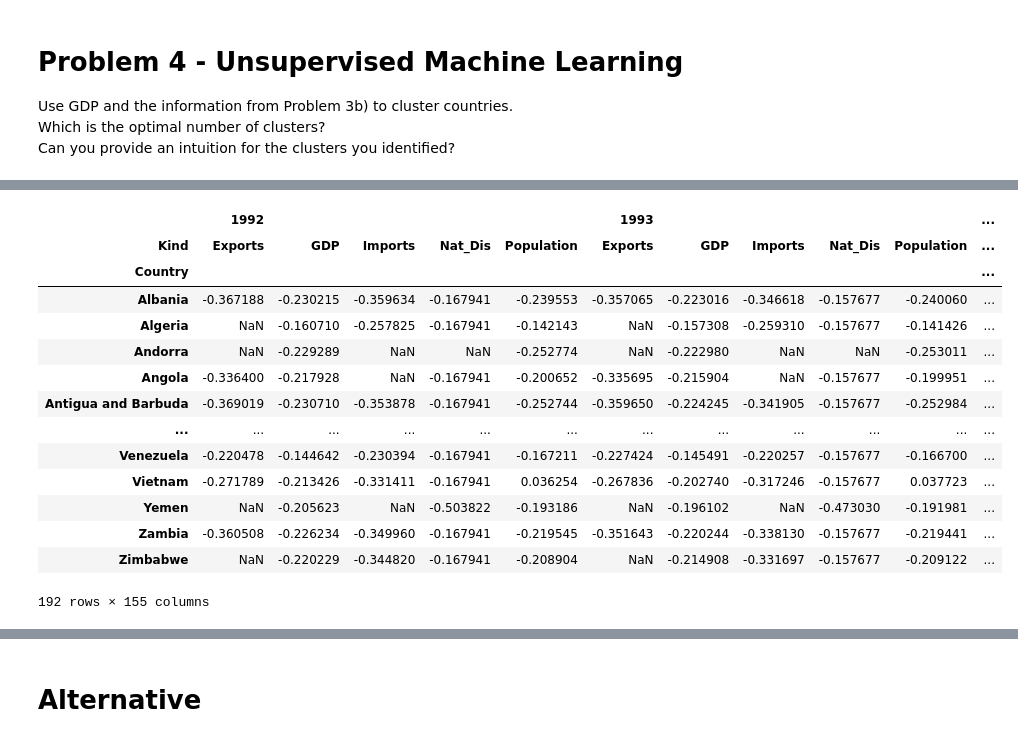
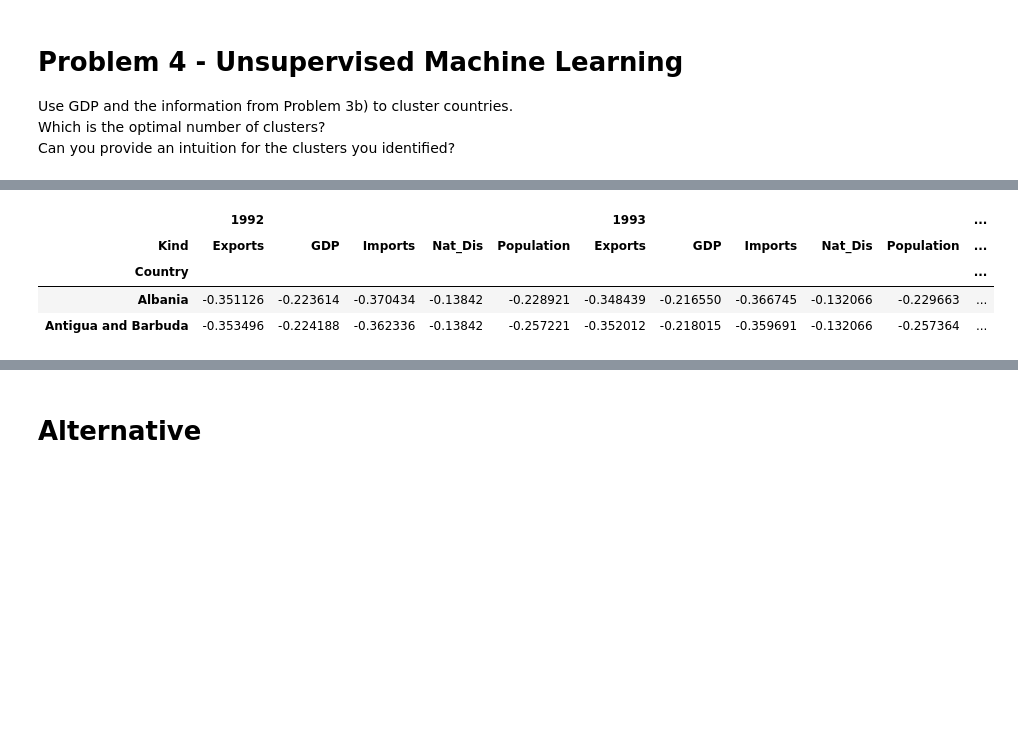
Before and after one commit to Monsieur-Bandana/data_science_clockmann, a Jupyter notebook: ClassProject2207.ipynb, the cells around one changed output, grey strips where cells are left out. Saved outputs shown, nothing was run; the diff lists cells and outputs as text; code cells hidden in the pictures; blank space fills up the shorter version.

```diff
--- a/ClassProject2207.ipynb
+++ b/ClassProject2207.ipynb
@@ -352,6 +358,13 @@ nat_dis_piv.head(3)
 | Africa | 7000000.0 | 2346507.0 | 1200000.0 | 1811994.0 | 4942000.0 | 1477100.0 | 236700.0 | 36019545.0 | 231290.0 | 13054558.0 | ... | ... |
 | Albania | 0.0 | 0.0 | 0.0 | 0.0 | 0.0 | 0.0 | 0.0 | 0.0 | 0.0 | 0.0 | ... | ... |
 3 rows × 31 columns
+# %%
+#Clean DataFrames
+blacklist_nat_dis = ["Africa", "American Samoa", "East Germany", "Netherlands Antilles", "North Yemen", "Serbia and Montenegro", "South Yemen", "Somalia", "South Sudan", "United States Virgin Islands", "West Germany"]
+blacklist_pop = ["American Samoa", "Somalia", "South Sudan"]
+
+nat_dis_piv = nat_dis_piv.drop(blacklist_nat_dis)
+population = population.drop(blacklist_pop)
 # %%
 # MATCH THE COUNTRY NAMES
 # 1. Clean all new dataframes of the blacklist
@@ -447,9 +452,9 @@ final_gdp3_norm2 = drop_duplicate_indices(final_gdp3_norm)
 # %%
 # Exclude all countries that are not in all dfs
-all_countries = set(imp_clean_copy_norm2.index).intersection(exp_clean_copy_norm2.index, nat_dis_clean_copy_norm2.index, pop_clean_copy_norm2.index, final_gdp3_norm2.index)
+all_countries = set(imp_clean_copy_norm.index).intersection(exp_clean_copy_norm.index, nat_dis_clean_copy_norm.index, pop_clean_copy_norm.index, final_gdp3_norm.index)
 
-final_gdp3_norm2 = final_gdp3_norm2[final_gdp3_norm2.index.isin(all_countries)]
-imp_clean_copy_norm2 = imp_clean_copy_norm2[imp_clean_copy_norm2.index.isin(all_countries)]
-exp_clean_copy_norm2 = exp_clean_copy_norm2[exp_clean_copy_norm2.index.isin(all_countries)]
-nat_dis_clean_copy_norm2 = nat_dis_clean_copy_norm2[nat_dis_clean_copy_norm2.index.isin(all_countries)]
-pop_clean_copy_norm2 = pop_clean_copy_norm2[pop_clean_copy_norm2.index.isin(all_countries)]
+final_gdp3_norm = final_gdp3_norm[final_gdp3_norm.index.isin(all_countries)]
+imp_clean_copy_norm = imp_clean_copy_norm[imp_clean_copy_norm.index.isin(all_countries)]
+exp_clean_copy_norm = exp_clean_copy_norm[exp_clean_copy_norm.index.isin(all_countries)]
+nat_dis_clean_copy_norm = nat_dis_clean_copy_norm[nat_dis_clean_copy_norm.index.isin(all_countries)]
+pop_clean_copy_norm = pop_clean_copy_norm[pop_clean_copy_norm.index.isin(all_countries)]
@@ -456,10 +473,10 @@ pop_clean_copy_norm2 = pop_clean_copy_norm2[pop_clean_copy_norm2.index.isin(all_
 # %%
 # Sort index in all dataframes
-imp_clean_copy_norm2.sort_index(inplace=True)
-exp_clean_copy_norm2.sort_index(inplace=True)
-nat_dis_clean_copy_norm2.sort_index(inplace=True)
-pop_clean_copy_norm2.sort_index(inplace=True)
-final_gdp3_norm2.sort_index(inplace=True)
+imp_clean_copy_norm.sort_index(inplace=True)
+exp_clean_copy_norm.sort_index(inplace=True)
+nat_dis_clean_copy_norm.sort_index(inplace=True)
+pop_clean_copy_norm.sort_index(inplace=True)
+final_gdp3_norm.sort_index(inplace=True)
 # %%
 #Concatenate Frames with multiindex
-data = pd.concat([final_gdp3_norm2, imp_clean_copy_norm2, exp_clean_copy_norm2, nat_dis_clean_copy_norm2, pop_clean_copy_norm2], keys=["GDP", "Exports", "Imports", "Nat_Dis", "Population"])
+data = pd.concat([final_gdp3_norm, imp_clean_copy_norm, exp_clean_copy_norm, nat_dis_clean_copy_norm, pop_clean_copy_norm], keys=["GDP", "Exports", "Imports", "Nat_Dis", "Population"])
@@ -651,20 +598,10 @@ data
 # Transform sturcture of data again to make it usable for kmeans
 data_piv = data.pivot_table(index = "Country", columns = ["Kind"], aggfunc = sum)
 # %%
-data_piv
+data_piv.head(2)
 # %% [output]
 |  | 1992 |  |  |  |  | 1993 |  |  |  |  | ... |
 | Kind | Exports | GDP | Imports | Nat_Dis | Population | Exports | GDP | Imports | Nat_Dis | Population | ... |
 | Country |  |  |  |  |  |  |  |  |  |  | ... |
-| Albania | -0.367188 | -0.230215 | -0.359634 | -0.167941 | -0.239553 | -0.357065 | -0.223016 | -0.346618 | -0.157677 | -0.240060 | ... |
-| Algeria | NaN | -0.160710 | -0.257825 | -0.167941 | -0.142143 | NaN | -0.157308 | -0.259310 | -0.157677 | -0.141426 | ... |
-| Andorra | NaN | -0.229289 | NaN | NaN | -0.252774 | NaN | -0.222980 | NaN | NaN | -0.253011 | ... |
-| Angola | -0.336400 | -0.217928 | NaN | -0.167941 | -0.200652 | -0.335695 | -0.215904 | NaN | -0.157677 | -0.199951 | ... |
-| Antigua and Barbuda | -0.369019 | -0.230710 | -0.353878 | -0.167941 | -0.252744 | -0.359650 | -0.224245 | -0.341905 | -0.157677 | -0.252984 | ... |
-| ... | ... | ... | ... | ... | ... | ... | ... | ... | ... | ... | ... |
-| Venezuela | -0.220478 | -0.144642 | -0.230394 | -0.167941 | -0.167211 | -0.227424 | -0.145491 | -0.220257 | -0.157677 | -0.166700 | ... |
-| Vietnam | -0.271789 | -0.213426 | -0.331411 | -0.167941 | 0.036254 | -0.267836 | -0.202740 | -0.317246 | -0.157677 | 0.037723 | ... |
-| Yemen | NaN | -0.205623 | NaN | -0.503822 | -0.193186 | NaN | -0.196102 | NaN | -0.473030 | -0.191981 | ... |
-| Zambia | -0.360508 | -0.226234 | -0.349960 | -0.167941 | -0.219545 | -0.351643 | -0.220244 | -0.338130 | -0.157677 | -0.219441 | ... |
-| Zimbabwe | NaN | -0.220229 | -0.344820 | -0.167941 | -0.208904 | NaN | -0.214908 | -0.331697 | -0.157677 | -0.209122 | ... |
+| Albania | -0.351126 | -0.223614 | -0.370434 | -0.13842 | -0.228921 | -0.348439 | -0.216550 | -0.366745 | -0.132066 | -0.229663 | ... |
+| Antigua and Barbuda | -0.353496 | -0.224188 | -0.362336 | -0.13842 | -0.257221 | -0.352012 | -0.218015 | -0.359691 | -0.132066 | -0.257364 | ... |
-192 rows × 155 columns
```
Also changed, not shown: parts of 59 cells of this notebook.
